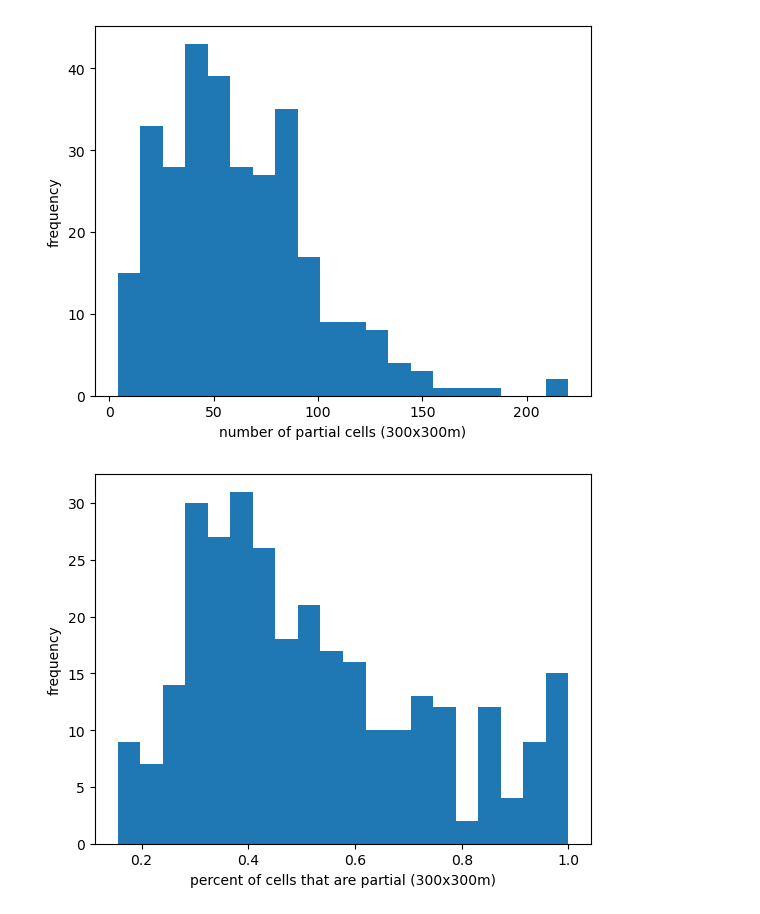
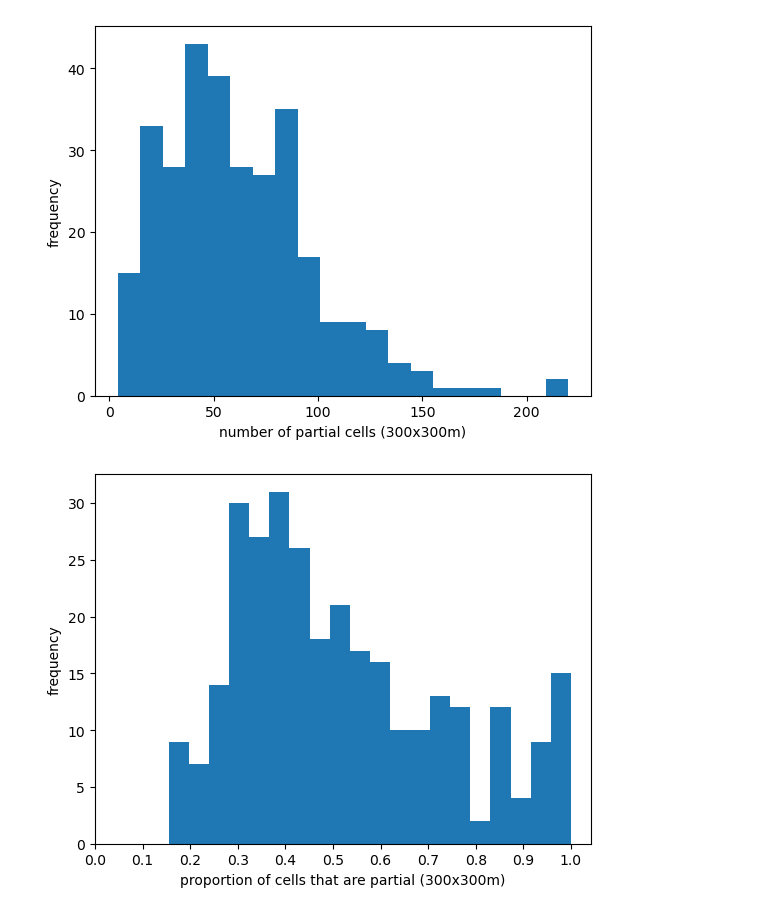
Before and after one commit to sig-gis/mpi, a Jupyter notebook: code/other/cells_in_CF.ipynb, the cells around one changed output. Cells and saved outputs as stored; diff of their text form; code cells hidden in the pictures.

Commit message:
update histograms of pixel counts
per Karen's feedback

```diff
--- a/code/other/cells_in_CF.ipynb
+++ b/code/other/cells_in_CF.ipynb
@@ -221,8 +230,9 @@ plt.savefig(outfd_path / 'figures'/ 'khm_CF_ncell_partial_300m.png')
 # %%
 pct_cell_partial = n_cell_partial / count_df.N_Cell
 plt.hist(pct_cell_partial, bins=20)
-plt.xlabel('percent of cells that are partial (300x300m)')
+plt.xticks(np.arange(0,1.01,0.1))
+plt.xlabel('proportion of cells that are partial (300x300m)')
 plt.ylabel('frequency')
-plt.savefig(outfd_path / 'figures'/ 'khm_CF_pctcell_partial_300m.png')
+plt.savefig(outfd_path / 'figures'/ 'khm_CF_pctcell_partial_300m.png', dpi=300)
 # %% [output]
-[figure, old version]
+[figure, new version]
```
Also changed, not shown: parts of 1 cell of this notebook, 3 other files.
